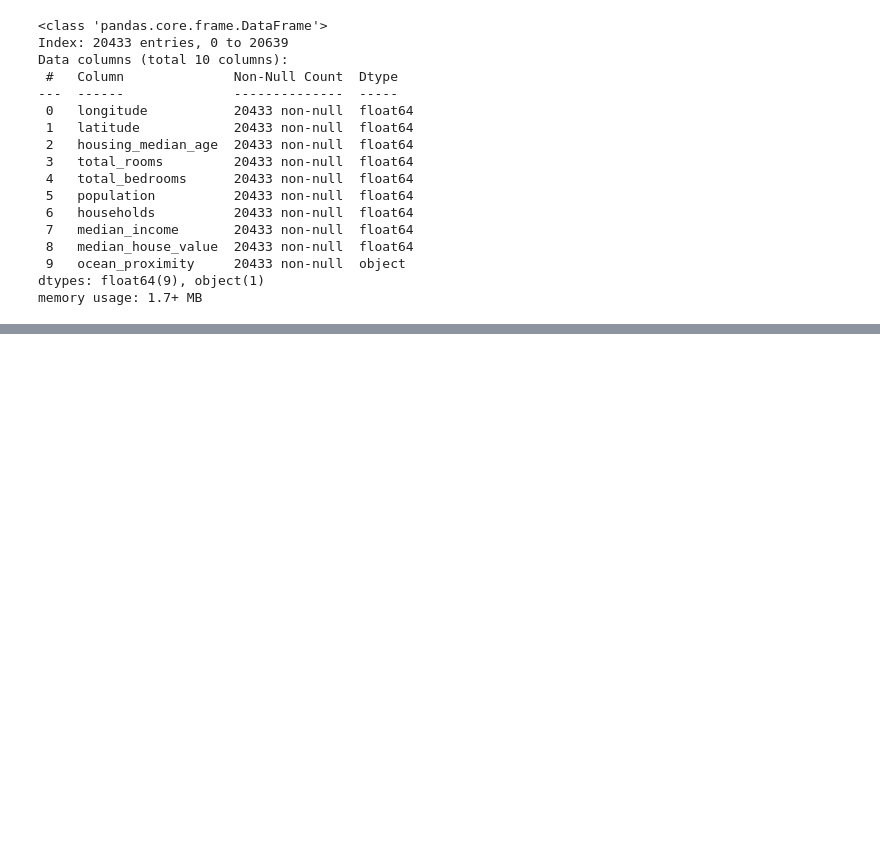
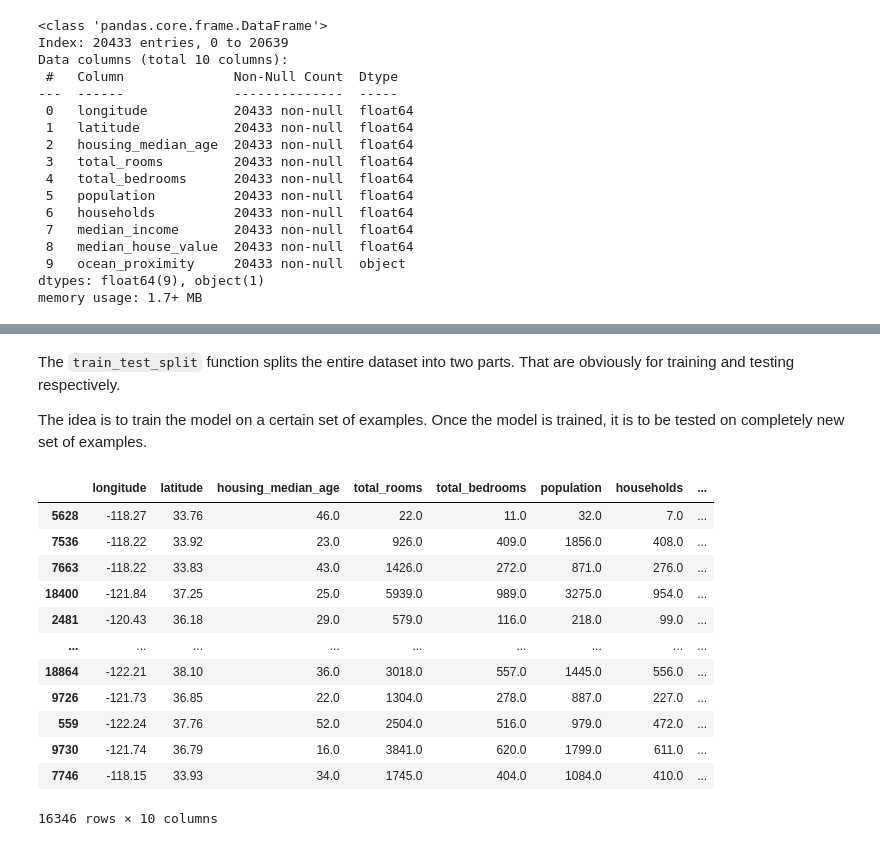
Before and after one commit to Hamdan-Khan/AI-Projects, a Jupyter notebook: regression-house-price-prediction/main.ipynb, the cells around one changed output, grey strips where cells are left out. Cells and saved outputs as stored; diff of their text form; code cells hidden in the pictures; blank space fills up the shorter version.

```diff
--- a/regression-house-price-prediction/main.ipynb
+++ b/regression-house-price-prediction/main.ipynb
@@ -71,0 +98,4 @@ memory usage: 1.7+ MB
+# %% [markdown]
+The `train_test_split` function splits the entire dataset into two parts. That are obviously for training and testing respectively.
+
+The idea is to train the model on a certain set of examples. Once the model is trained, it is to be tested on completely new set of examples.
@@ -71,0 +104,17 @@ memory usage: 1.7+ MB
+# %%
+train_data = X_train.join(y_train)
+train_data
+# %% [output]
+|  | longitude | latitude | housing_median_age | total_rooms | total_bedrooms | population | households | ... |
+| 5628 | -118.27 | 33.76 | 46.0 | 22.0 | 11.0 | 32.0 | 7.0 | ... |
+| 7536 | -118.22 | 33.92 | 23.0 | 926.0 | 409.0 | 1856.0 | 408.0 | ... |
+| 7663 | -118.22 | 33.83 | 43.0 | 1426.0 | 272.0 | 871.0 | 276.0 | ... |
+| 18400 | -121.84 | 37.25 | 25.0 | 5939.0 | 989.0 | 3275.0 | 954.0 | ... |
+| 2481 | -120.43 | 36.18 | 29.0 | 579.0 | 116.0 | 218.0 | 99.0 | ... |
+| ... | ... | ... | ... | ... | ... | ... | ... | ... |
+| 18864 | -122.21 | 38.10 | 36.0 | 3018.0 | 557.0 | 1445.0 | 556.0 | ... |
+| 9726 | -121.73 | 36.85 | 22.0 | 1304.0 | 278.0 | 887.0 | 227.0 | ... |
+| 559 | -122.24 | 37.76 | 52.0 | 2504.0 | 516.0 | 979.0 | 472.0 | ... |
+| 9730 | -121.74 | 36.79 | 16.0 | 3841.0 | 620.0 | 1799.0 | 611.0 | ... |
+| 7746 | -118.15 | 33.93 | 34.0 | 1745.0 | 404.0 | 1084.0 | 410.0 | ... |
+16346 rows × 10 columns
```
Also changed, not shown: parts of 9 cells of this notebook.
